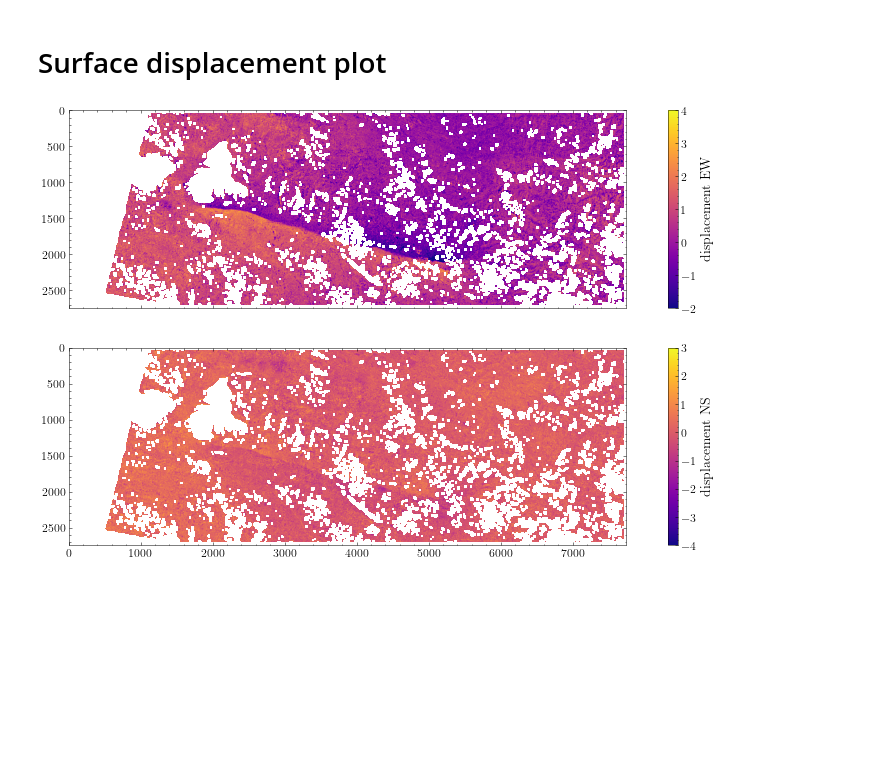
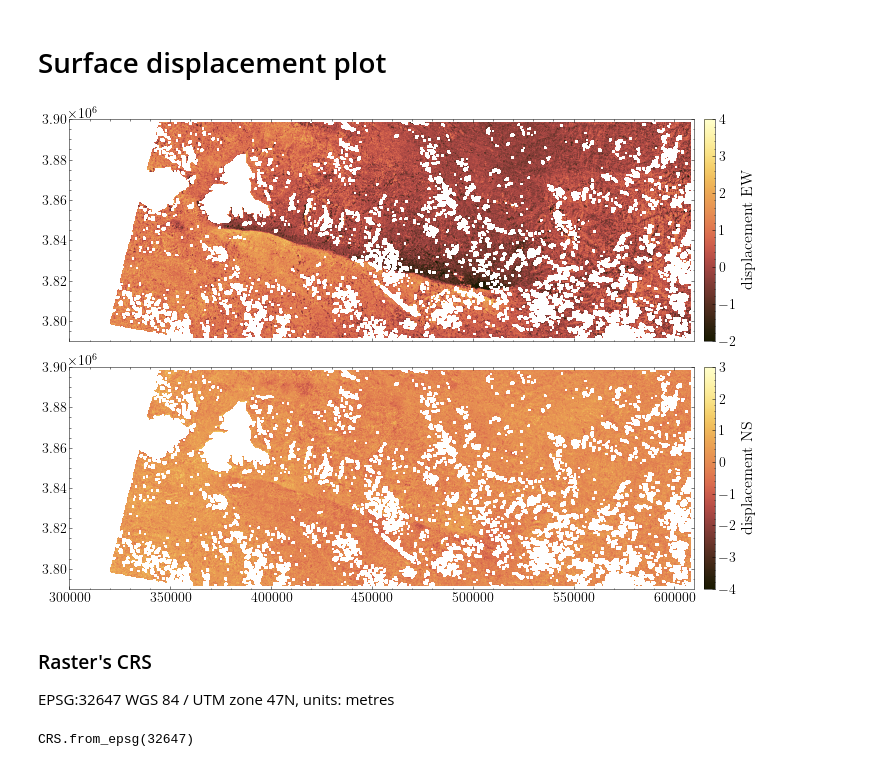
Before and after one commit to daisy20170101/SeisSol_postprocess, a Jupyter notebook: Tibet2021/TibetDynamic.ipynb, the cells around one changed output. Saved outputs shown, nothing was run; the diff lists cells and outputs as text; code cells hidden in the pictures; blank space fills up the shorter version.

Commit message:
Changes on the horizontal displacement view and tests for moment rate

```diff
--- a/Tibet2021/TibetDynamic.ipynb
+++ b/Tibet2021/TibetDynamic.ipynb
@@ -84,21 +38,39 @@ plt.savefig(modelname+'-mag.png',dpi=300)
 # %% [markdown]
 # Surface displacement plot
+# %%
+def Plot_SurfaceDisp(Band, Raster, Vmin, Vmax, cbarLabel, fig, ax, cmap):
+    ##
+    # Use of rasterio's show() function for each raster band to
+    # include the correct map projection following the data's CRS
+
+    show(Band, ax=ax, transform=Raster.transform, cmap=Cmap, vmin=Vmin, vmax=Vmax)
+    cbar = fig.colorbar(cm.ScalarMappable(norm = colors.Normalize(vmin=Vmin, vmax=Vmax), cmap=Cmap),
+                        ax=ax, pad=0.01)
+    cbar.set_label(cbarLabel)
 # %%
 TiffFigure = "InData/disp_ewns.tif"
 raster = rasterio.open(TiffFigure)
-fig, (ax1, ax2) = plt.subplots(ncols=1, nrows=2, figsize=(15,8), sharex=True)
+fig, (ax1, ax2) = plt.subplots(ncols=1, nrows=2, figsize=(14,7), sharex=True, constrained_layout=True)
 
-Band1 = raster.read(1) #displacement EW saved in raster band 1
-Band2 = raster.read(2) #displacement NS saved in raster band 2
+Band1 = raster.read(1) # displacement EW saved in raster band 1
+Band2 = raster.read(2) # displacement NS saved in raster band 2
 
-Cmap = "plasma"##cm.LaJolla_20.mpl_colormap
+Cmap = cmapa.LaJolla_20_r.mpl_colormap
 
-img = ax1.imshow(Band1, cmap=Cmap,vmin=-2, vmax=4)
-cbar = fig.colorbar(img, ax=ax1)
-cbar.set_label('displacement EW')
 
-img2 = ax2.imshow(Band2, cmap=Cmap,vmin=-4, vmax=3)
-cbar = fig.colorbar(img2, ax=ax2)
-cbar.set_label('displacement NS')
+Plot_SurfaceDisp(Band1, Raster=raster, Vmin = -2, Vmax = 4, cbarLabel = 'displacement EW',
+                 fig=fig, ax=ax1, cmap=Cmap)
+
+Plot_SurfaceDisp(Band2, Raster=raster, Vmin = -4, Vmax = 3, cbarLabel = 'displacement NS',
+                 fig=fig, ax=ax2, cmap=Cmap)
 # %% [output]
-[figure, old version]
+[figure, new version]
+# %% [markdown]
+### Raster's CRS
+
+EPSG:32647
+WGS 84 / UTM zone 47N, units: metres
+# %%
+raster.crs
+# %% [output]
+CRS.from_epsg(32647)
```
Also changed, not shown: parts of 22 cells of this notebook.
